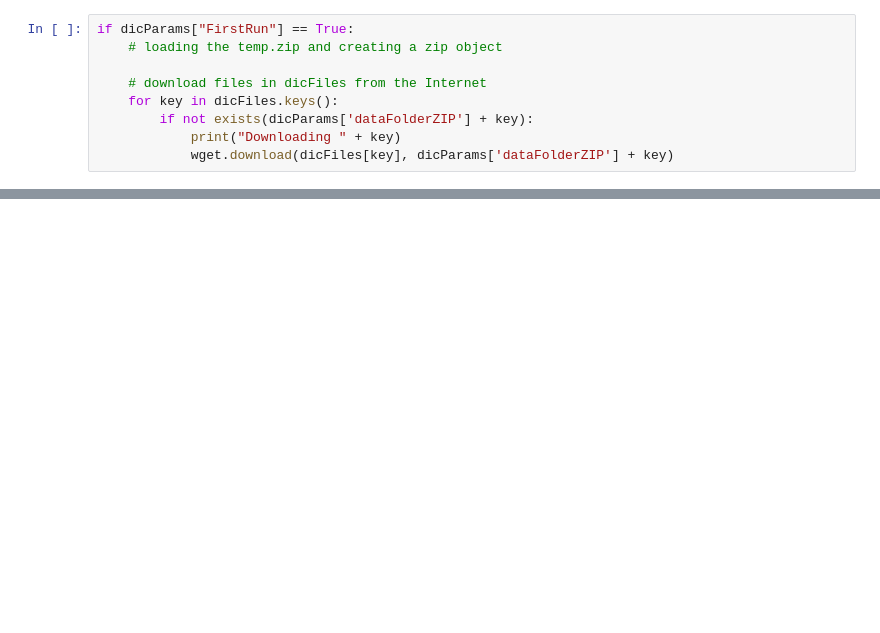
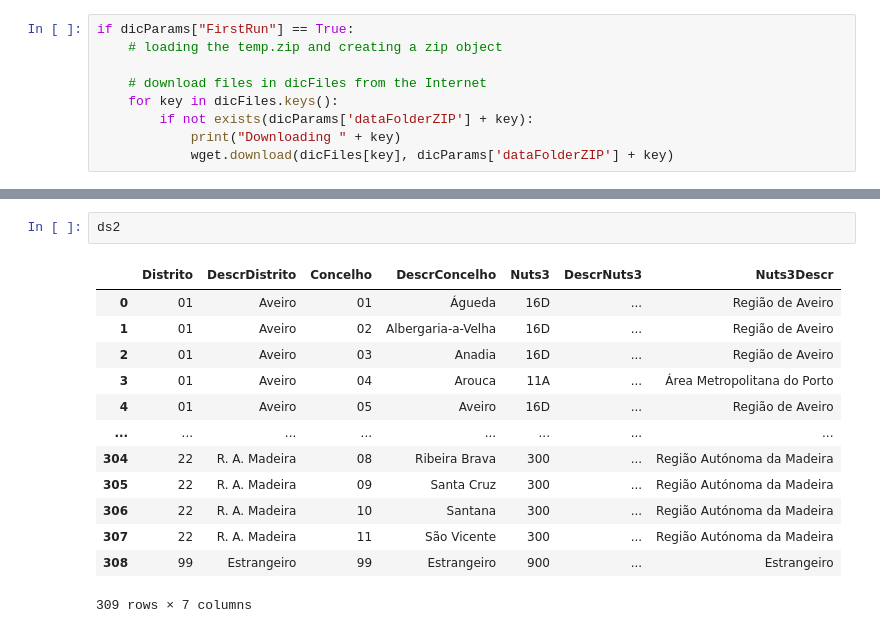
Before and after one commit to samueldatasci/ENES, a Jupyter notebook: code/Exploration.ipynb, the cells around one changed output, grey strips where cells are left out. Saved outputs shown, nothing was run; the diff lists cells and outputs as text; blank space fills up the shorter version.

Commit message:
First dataframes ready

```diff
--- a/code/Exploration.ipynb
+++ b/code/Exploration.ipynb
@@ -152,0 +360,16 @@ AttributeError: 'pyodbc.Row' object has no attribute 'columns'
+# %%
+ds2
+# %% [output]
+|  | Distrito | DescrDistrito | Concelho | DescrConcelho | Nuts3 | DescrNuts3 | Nuts3Descr |
+| 0 | 01 | Aveiro | 01 | Águeda | 16D | ... | Região de Aveiro |
+| 1 | 01 | Aveiro | 02 | Albergaria-a-Velha | 16D | ... | Região de Aveiro |
+| 2 | 01 | Aveiro | 03 | Anadia | 16D | ... | Região de Aveiro |
+| 3 | 01 | Aveiro | 04 | Arouca | 11A | ... | Área Metropolitana do Porto |
+| 4 | 01 | Aveiro | 05 | Aveiro | 16D | ... | Região de Aveiro |
+| ... | ... | ... | ... | ... | ... | ... | ... |
+| 304 | 22 | R. A. Madeira | 08 | Ribeira Brava | 300 | ... | Região Autónoma da Madeira |
+| 305 | 22 | R. A. Madeira | 09 | Santa Cruz | 300 | ... | Região Autónoma da Madeira |
+| 306 | 22 | R. A. Madeira | 10 | Santana | 300 | ... | Região Autónoma da Madeira |
+| 307 | 22 | R. A. Madeira | 11 | São Vicente | 300 | ... | Região Autónoma da Madeira |
+| 308 | 99 | Estrangeiro | 99 | Estrangeiro | 900 | ... | Estrangeiro |
+309 rows × 7 columns
```
Also changed, not shown: parts of 17 cells of this notebook, 1 other file.
